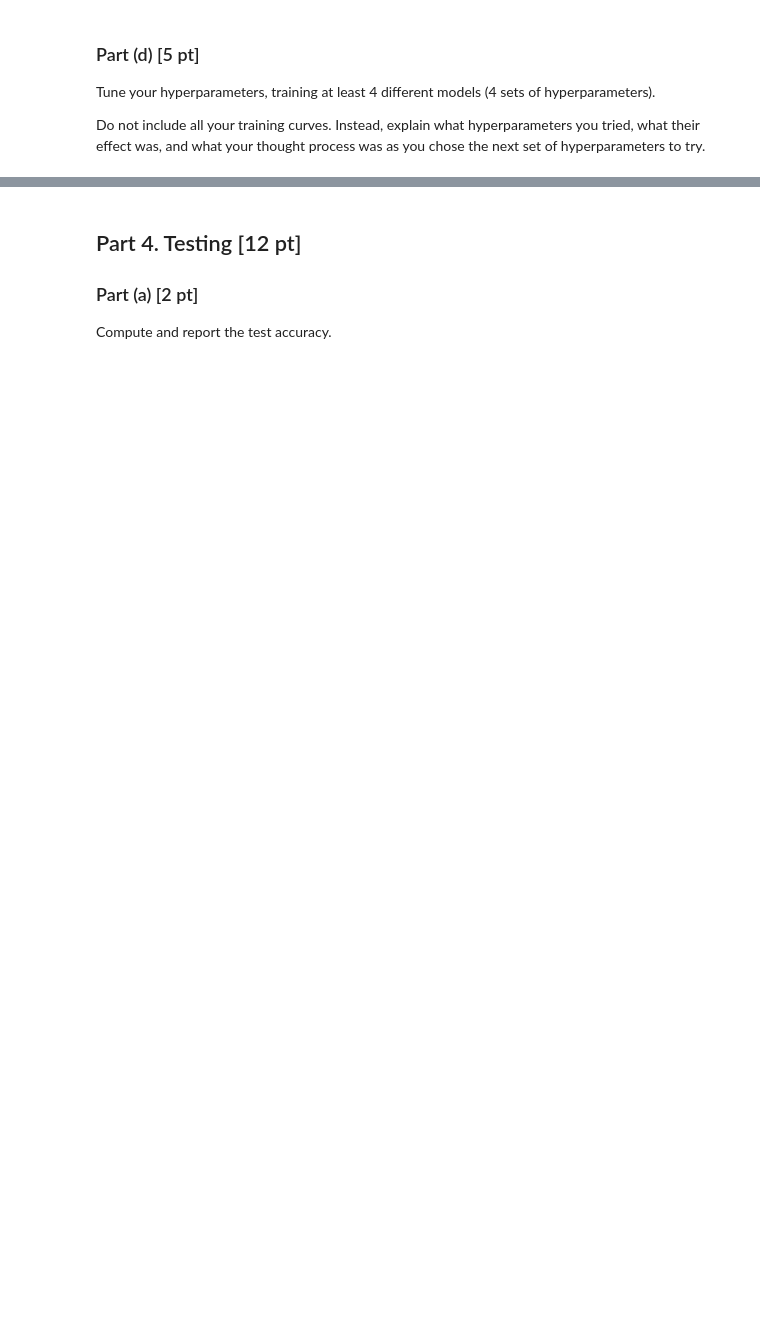
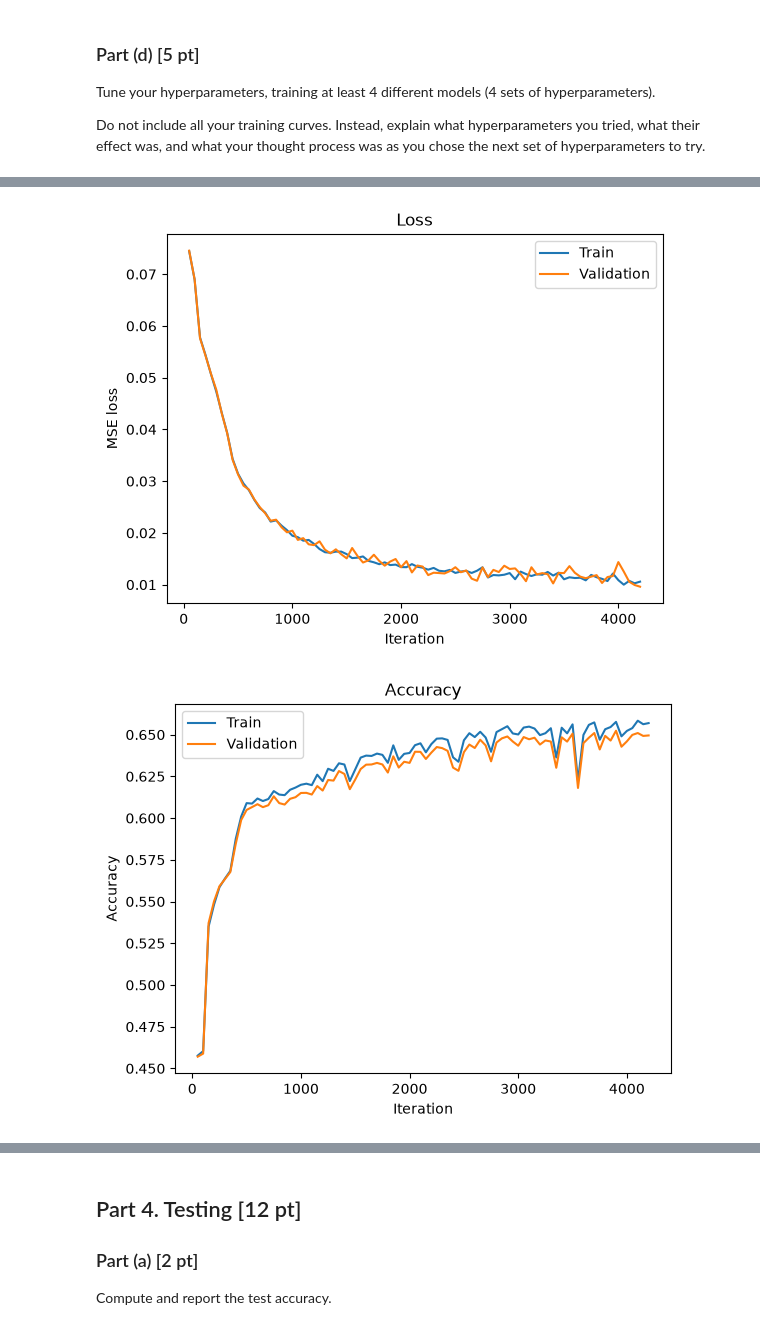
Before and after one commit to Samantha-Hossain/APS360, a Jupyter notebook: Lab 4/Lab4.ipynb, the cells around one changed output, grey strips where cells are left out. Cells and saved outputs as stored; diff of their text form; code cells hidden in the pictures; blank space fills up the shorter version.

```diff
--- a/Lab 4/Lab4.ipynb
+++ b/Lab 4/Lab4.ipynb
@@ -593,0 +667,10 @@ chose the next set of hyperparameters to try.
+# %%
+random.seed(42)
+
+train_loader = torch.utils.data.DataLoader(data_train, batch_size=256, shuffle=True)
+valid_loader = torch.utils.data.DataLoader(data_valid, batch_size=256, shuffle=False)
+
+model3 = AutoEncoder(hidden=64, bottleneck=32)
+train(model3, train_loader, valid_loader, num_epochs=50, learning_rate=1e-3,
+      eval_every=50, name="model3")
+# %% [output]
@@ -593,0 +694,2 @@ chose the next set of hyperparameters to try.
+[figure, added]
+[figure, added]
```
Also changed, not shown: parts of 19 cells of this notebook, 1 other file.
